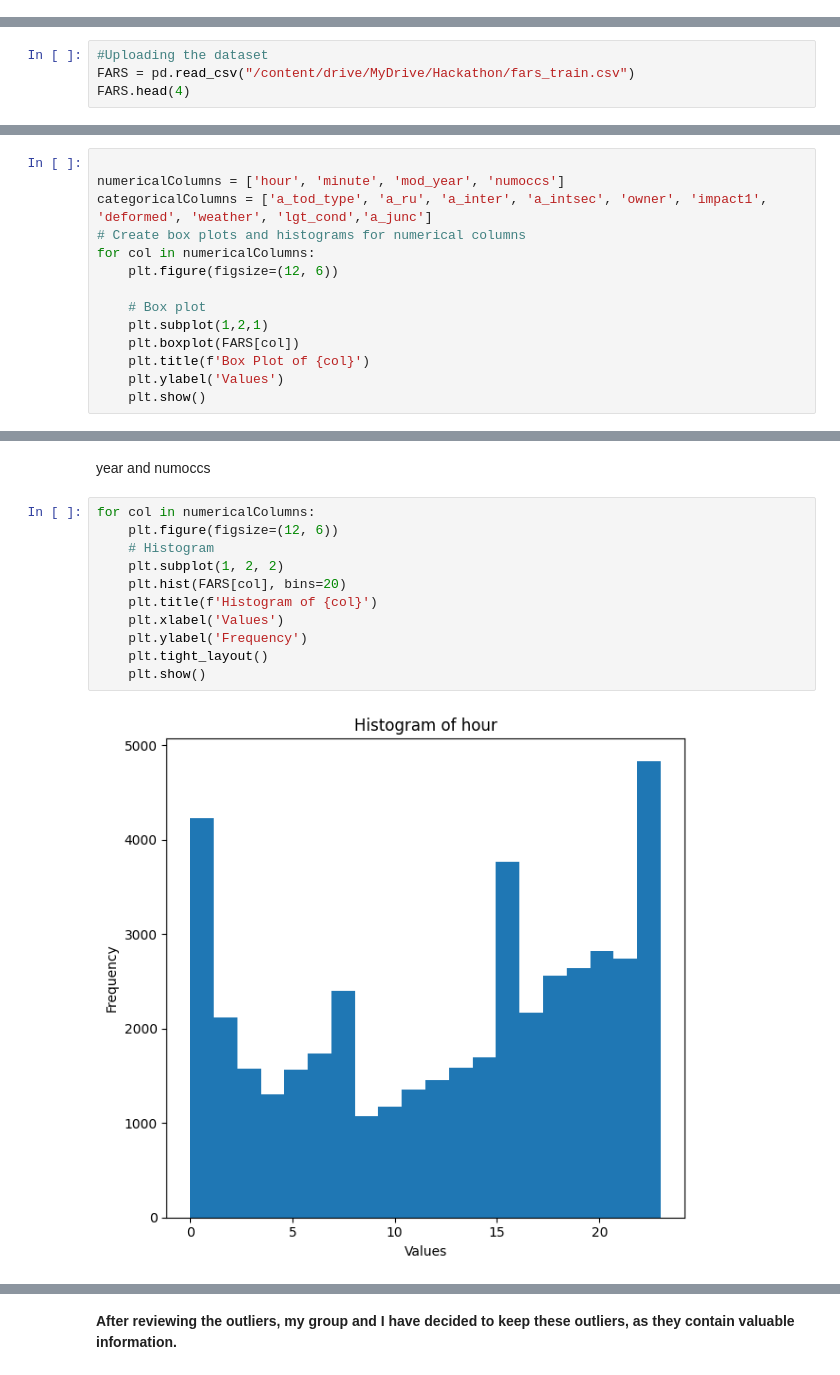
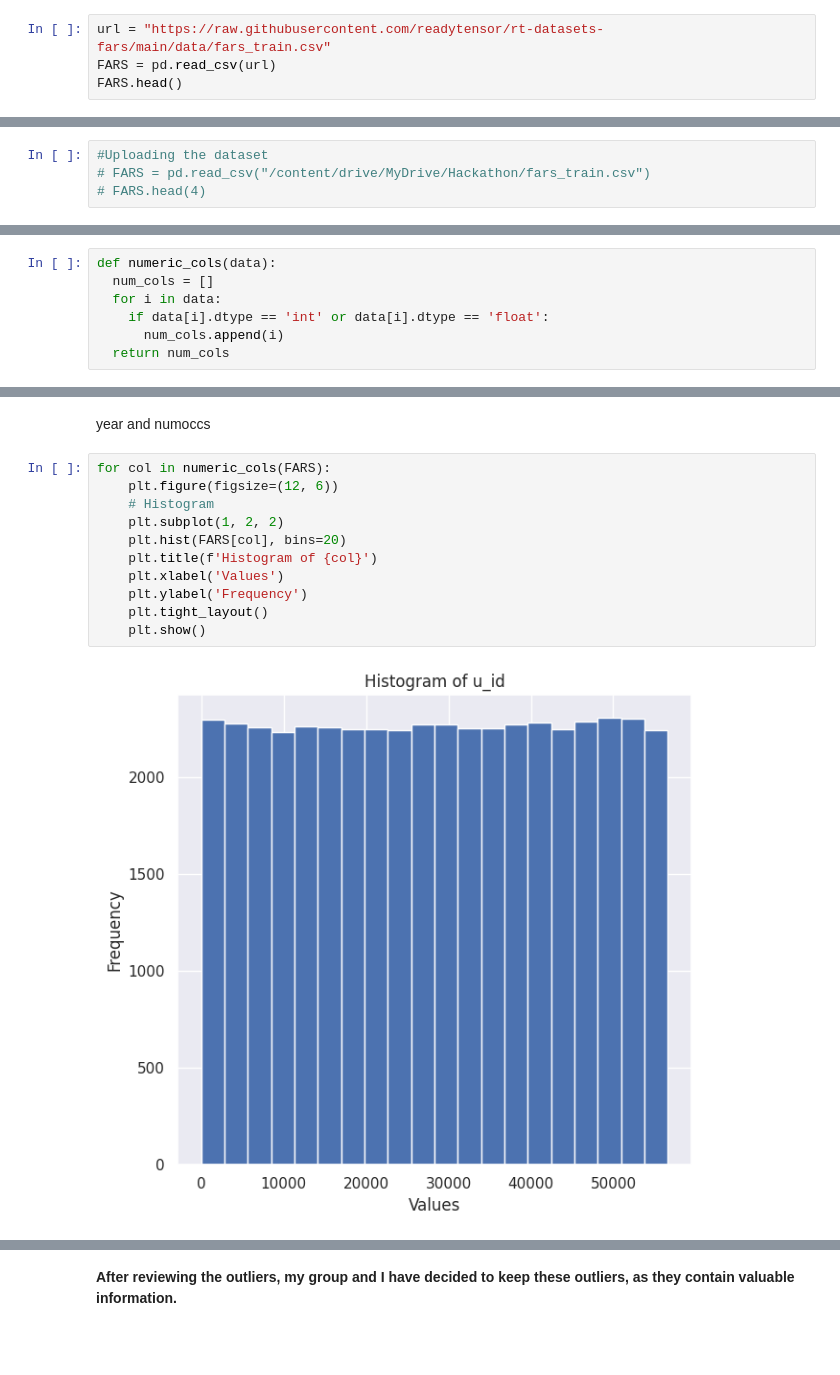
Before and after one commit to josephbinny/team_A_USD_hackathon_2023, a Jupyter notebook: FARS.ipynb, the cells around one changed output, grey strips where cells are left out. Drawn from its saved outputs; the diff is of its cells as text; blank space fills up the shorter version.

```diff
--- a/FARS.ipynb
+++ b/FARS.ipynb
@@ -55,0 +82,4 @@ import seaborn as sns
+# %%
+url = "https://raw.githubusercontent.com/readytensor/rt-datasets-fars/main/data/fars_train.csv"
+FARS = pd.read_csv(url)
+FARS.head()
@@ -56,4 +101,4 @@ import seaborn as sns
 # %%
 #Uploading the dataset
-FARS = pd.read_csv("/content/drive/MyDrive/Hackathon/fars_train.csv")
-FARS.head(4)
+# FARS = pd.read_csv("/content/drive/MyDrive/Hackathon/fars_train.csv")
+# FARS.head(4)
@@ -198,17 +240,3 @@ FARS.duplicated().sum()
 **The FARS dataset does not have any duplicate values.**
 # %% [markdown]
 ### **Handling Outliers**
-# %%
-
-numericalColumns = ['hour', 'minute', 'mod_year', 'numoccs']
-categoricalColumns = ['a_tod_type', 'a_ru', 'a_inter', 'a_intsec', 'owner', 'impact1', 'deformed', 'weather', 'lgt_cond','a_junc']
-# Create box plots and histograms for numerical columns
-for col in numericalColumns:
-    plt.figure(figsize=(12, 6))
-
-    # Box plot
-    plt.subplot(1,2,1)
-    plt.boxplot(FARS[col])
-    plt.title(f'Box Plot of {col}')
-    plt.ylabel('Values')
-    plt.show()
@@ -219,0 +258,7 @@ for col in numericalColumns:
+# %%
+def numeric_cols(data):
+  num_cols = []
+  for i in data:
+    if data[i].dtype == 'int' or data[i].dtype == 'float':
+      num_cols.append(i)
+  return num_cols
@@ -220,15 +349,15 @@ for col in numericalColumns:
 # %% [markdown]
 year and numoccs
 # %%
-for col in numericalColumns:
+for col in numeric_cols(FARS):
     plt.figure(figsize=(12, 6))
     # Histogram
     plt.subplot(1, 2, 2)
     plt.hist(FARS[col], bins=20)
     plt.title(f'Histogram of {col}')
     plt.xlabel('Values')
     plt.ylabel('Frequency')
     plt.tight_layout()
     plt.show()
 # %% [output]
-[figure, old version]
+[figure, new version]
```
Also changed, not shown: parts of 42 cells of this notebook.
